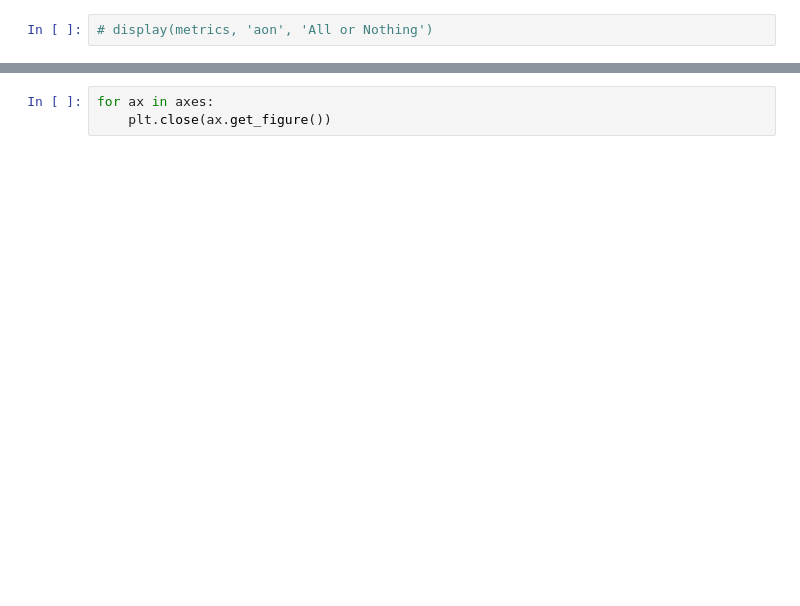
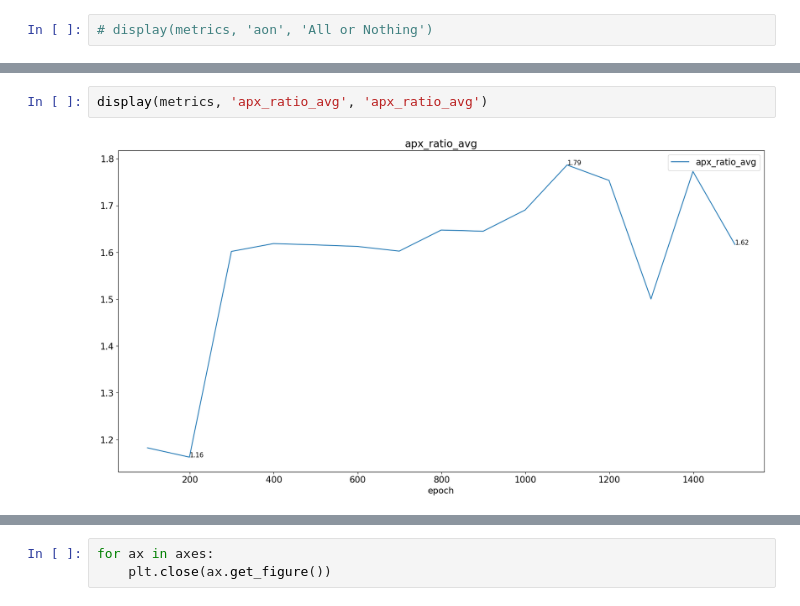
Before and after one commit to osnieltx/gnn-co, a Jupyter notebook: history_visualizer.ipynb, the cells around one changed output, grey strips where cells are left out. Saved outputs shown, nothing was run; the diff lists cells and outputs as text; blank space fills up the shorter version.

```diff
--- a/history_visualizer.ipynb
+++ b/history_visualizer.ipynb
@@ -62,2 +81,6 @@ TypeError: no numeric data to plot
+# %%
+display(metrics, 'apx_ratio_avg', 'apx_ratio_avg')
+# %% [output]
+[figure, added]
 # %%
 display(metrics, 'train', 'Normalized Train Metrics', normalize=True)
```
Also changed, not shown: parts of 10 cells of this notebook, 2 other files.
